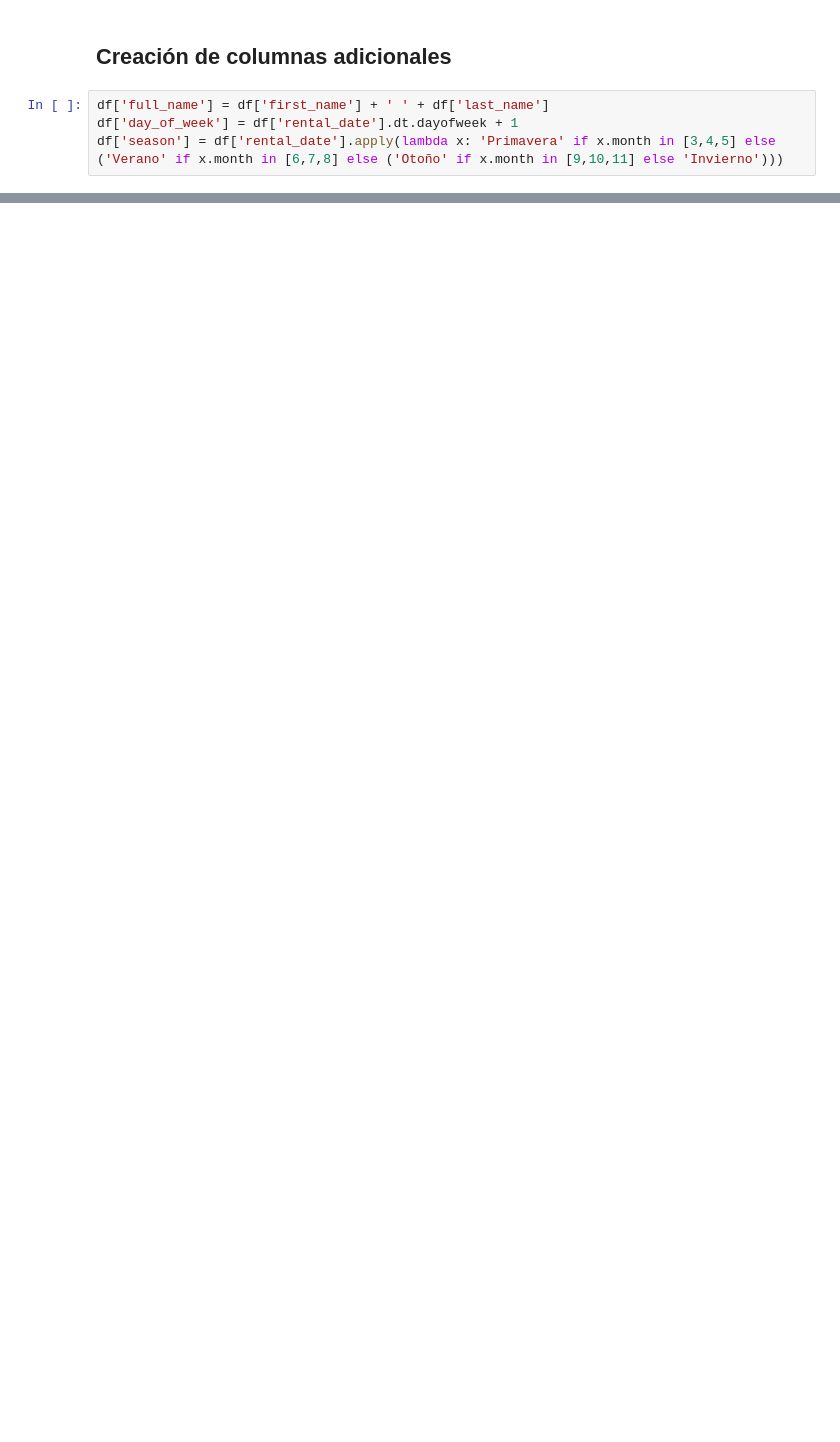
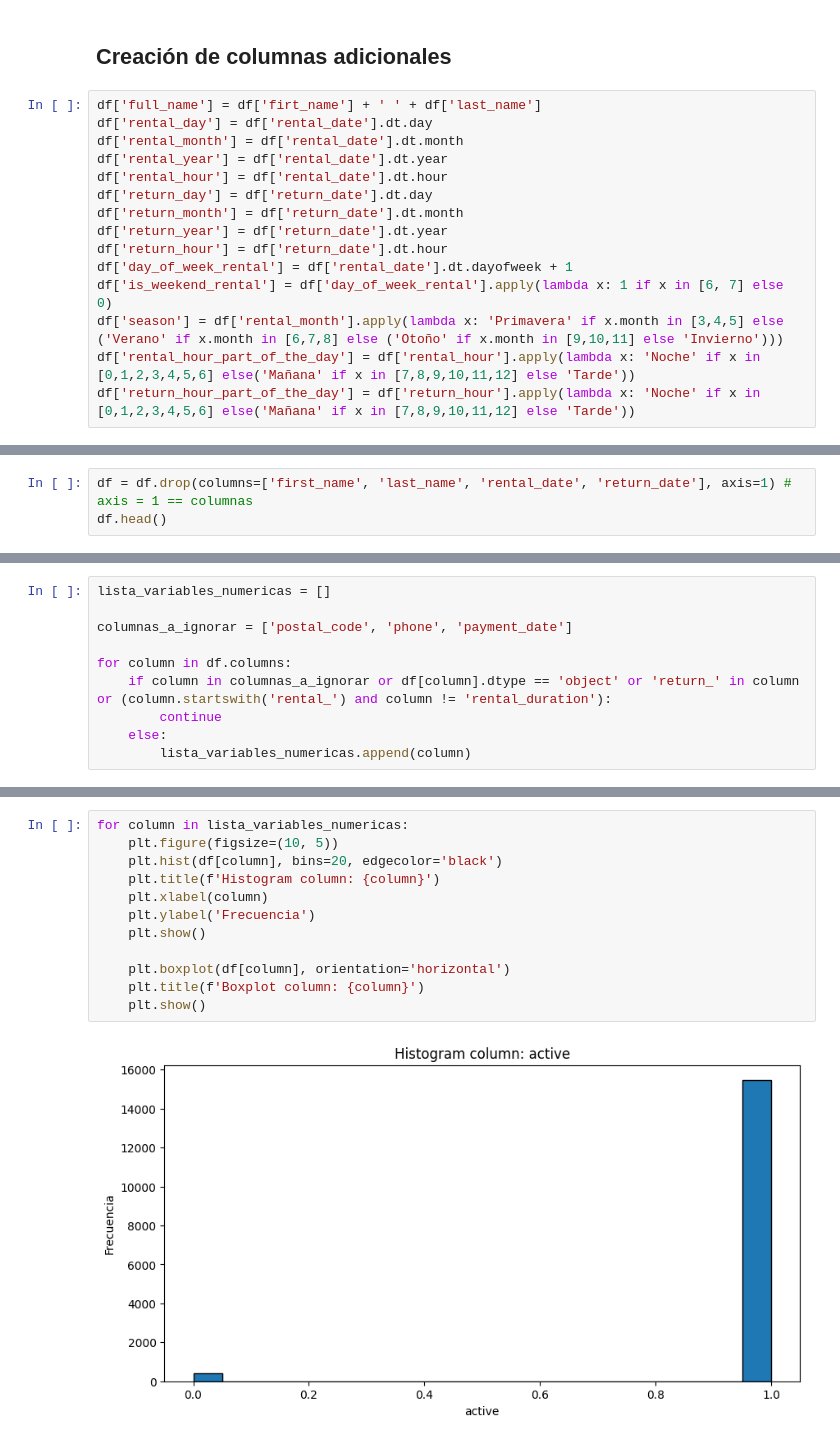
Before and after one commit to Bootcamp-DA-P2/Data-Automation-MySQL-Python-Excel-Grupo-4, a Jupyter notebook: notebooks/notebook.ipynb, the cells around one changed output, grey strips where cells are left out. Cells and saved outputs as stored; diff of their text form; blank space fills up the shorter version.

```diff
--- a/notebooks/notebook.ipynb
+++ b/notebooks/notebook.ipynb
@@ -112,6 +113,17 @@ df.describe(include='object')
 # %% [markdown]
 ## Creación de columnas adicionales
 # %%
-df['full_name'] = df['first_name'] + ' ' + df['last_name']
-df['day_of_week'] = df['rental_date'].dt.dayofweek + 1
-df['season'] = df['rental_date'].apply(lambda x: 'Primavera' if x.month in [3,4,5] else ('Verano' if x.month in [6,7,8] else ('Otoño' if x.month in [9,10,11] else 'Invierno')))
+df['full_name'] = df['firt_name'] + ' ' + df['last_name']
+df['rental_day'] = df['rental_date'].dt.day
+df['rental_month'] = df['rental_date'].dt.month
+df['rental_year'] = df['rental_date'].dt.year
+df['rental_hour'] = df['rental_date'].dt.hour
+df['return_day'] = df['return_date'].dt.day
+df['return_month'] = df['return_date'].dt.month
+df['return_year'] = df['return_date'].dt.year
+df['return_hour'] = df['return_date'].dt.hour
+df['day_of_week_rental'] = df['rental_date'].dt.dayofweek + 1
+df['is_weekend_rental'] = df['day_of_week_rental'].apply(lambda x: 1 if x in [6, 7] else 0)
+df['season'] = df['rental_month'].apply(lambda x: 'Primavera' if x.month in [3,4,5] else ('Verano' if x.month in [6,7,8] else ('Otoño' if x.month in [9,10,11] else 'Invierno')))
+df['rental_hour_part_of_the_day'] = df['rental_hour'].apply(lambda x: 'Noche' if x in [0,1,2,3,4,5,6] else('Mañana' if x in [7,8,9,10,11,12] else 'Tarde'))
+df['return_hour_part_of_the_day'] = df['return_hour'].apply(lambda x: 'Noche' if x in [0,1,2,3,4,5,6] else('Mañana' if x in [7,8,9,10,11,12] else 'Tarde'))
@@ -117,0 +134,3 @@ df['season'] = df['rental_date'].apply(lambda x: 'Primavera' if x.month in [3,4,
+# %%
+df = df.drop(columns=['first_name', 'last_name', 'rental_date', 'return_date'], axis=1) # axis = 1 == columnas
+df.head()
@@ -117,0 +139,10 @@ df['season'] = df['rental_date'].apply(lambda x: 'Primavera' if x.month in [3,4,
+# %%
+lista_variables_numericas = []
+
+columnas_a_ignorar = ['postal_code', 'phone', 'payment_date']
+
+for column in df.columns:
+    if column in columnas_a_ignorar or df[column].dtype == 'object' or 'return_' in column or (column.startswith('rental_') and column != 'rental_duration'):
+        continue
+    else:
+        lista_variables_numericas.append(column)
@@ -117,0 +153,14 @@ df['season'] = df['rental_date'].apply(lambda x: 'Primavera' if x.month in [3,4,
+# %%
+for column in lista_variables_numericas:
+    plt.figure(figsize=(10, 5))
+    plt.hist(df[column], bins=20, edgecolor='black')
+    plt.title(f'Histogram column: {column}')
+    plt.xlabel(column)
+    plt.ylabel('Frecuencia')
+    plt.show()
+
+    plt.boxplot(df[column], orientation='horizontal')
+    plt.title(f'Boxplot column: {column}')
+    plt.show()
+# %% [output]
+[figure, added]
```
Also changed, not shown: parts of 9 cells of this notebook.
